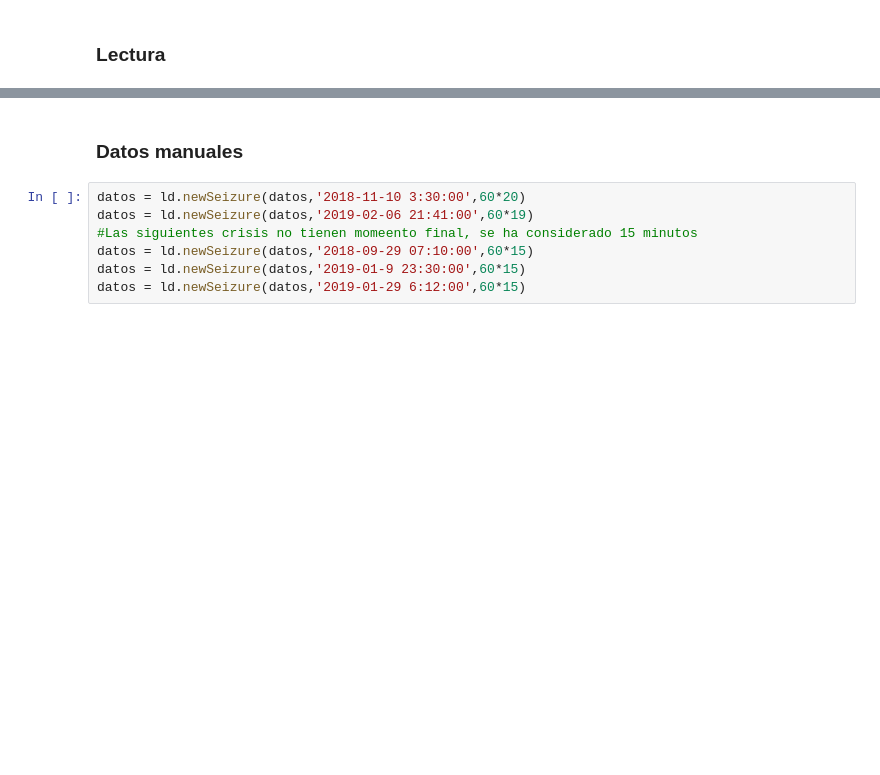
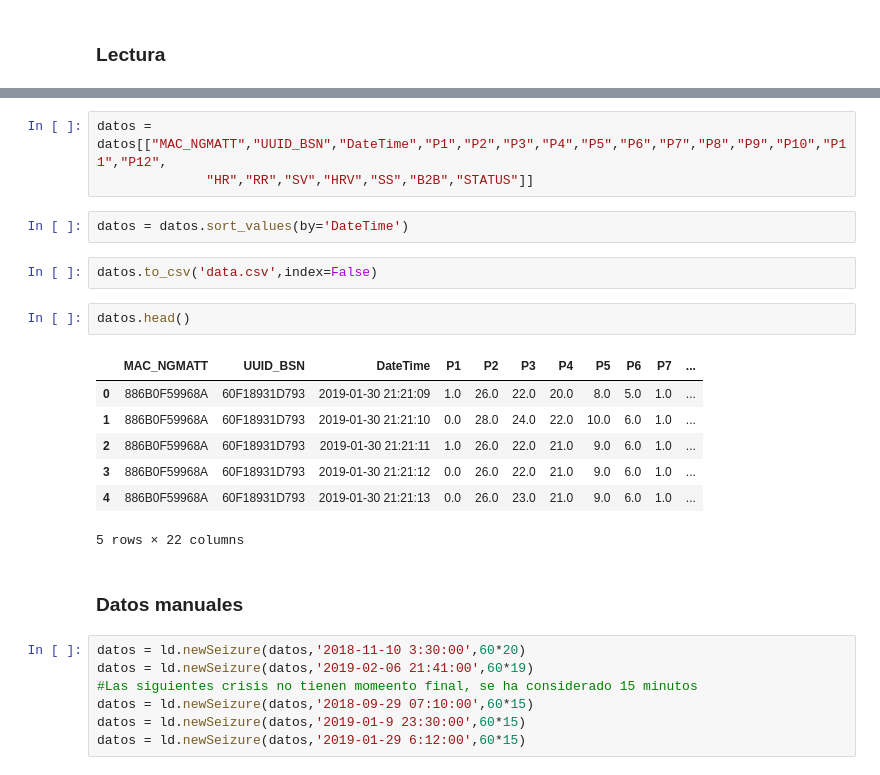
Before and after one commit to jlgarridol/TFG-SmartBeds, a Jupyter notebook: research/src/Data.ipynb, the cells around one changed output, grey strips where cells are left out. Drawn from its saved outputs; the diff is of its cells as text; blank space fills up the shorter version.

```diff
--- a/research/src/Data.ipynb
+++ b/research/src/Data.ipynb
@@ -36,3 +60,20 @@ print(getsizeof(datos)/(2**30),'GiB')
+# %%
+datos = datos[["MAC_NGMATT","UUID_BSN","DateTime","P1","P2","P3","P4","P5","P6","P7","P8","P9","P10","P11","P12",
+              "HR","RR","SV","HRV","SS","B2B","STATUS"]]
+# %%
+datos = datos.sort_values(by='DateTime')
+# %%
+datos.to_csv('data.csv',index=False)
+# %%
+datos.head()
+# %% [output]
+|  | MAC_NGMATT | UUID_BSN | DateTime | P1 | P2 | P3 | P4 | P5 | P6 | P7 | ... |
+| 0 | 886B0F59968A | 60F18931D793 | 2019-01-30 21:21:09 | 1.0 | 26.0 | 22.0 | 20.0 | 8.0 | 5.0 | 1.0 | ... |
+| 1 | 886B0F59968A | 60F18931D793 | 2019-01-30 21:21:10 | 0.0 | 28.0 | 24.0 | 22.0 | 10.0 | 6.0 | 1.0 | ... |
+| 2 | 886B0F59968A | 60F18931D793 | 2019-01-30 21:21:11 | 1.0 | 26.0 | 22.0 | 21.0 | 9.0 | 6.0 | 1.0 | ... |
+| 3 | 886B0F59968A | 60F18931D793 | 2019-01-30 21:21:12 | 0.0 | 26.0 | 22.0 | 21.0 | 9.0 | 6.0 | 1.0 | ... |
+| 4 | 886B0F59968A | 60F18931D793 | 2019-01-30 21:21:13 | 0.0 | 26.0 | 23.0 | 21.0 | 9.0 | 6.0 | 1.0 | ... |
+5 rows × 22 columns
 # %% [markdown]
 ### Datos manuales
 # %%
```
Also changed, not shown: parts of 7 cells of this notebook, 2 other files.
